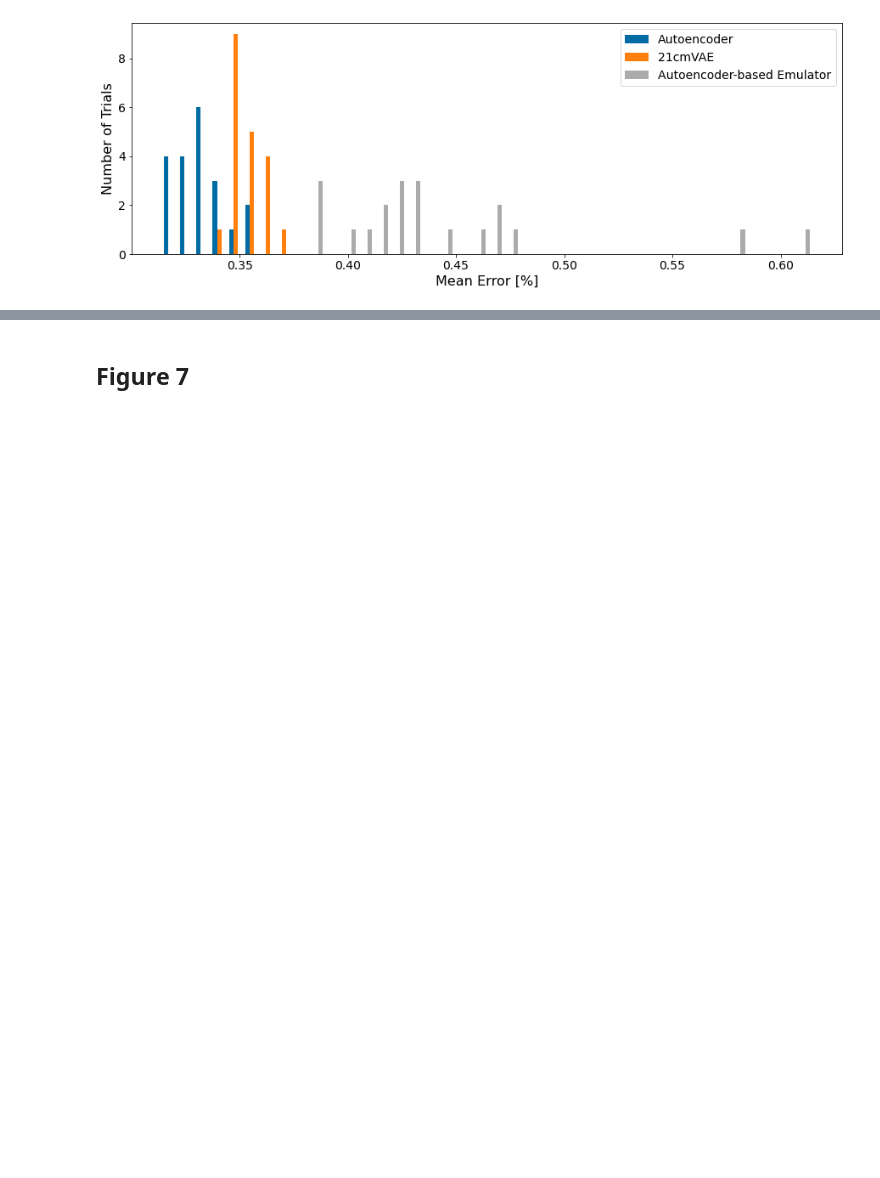
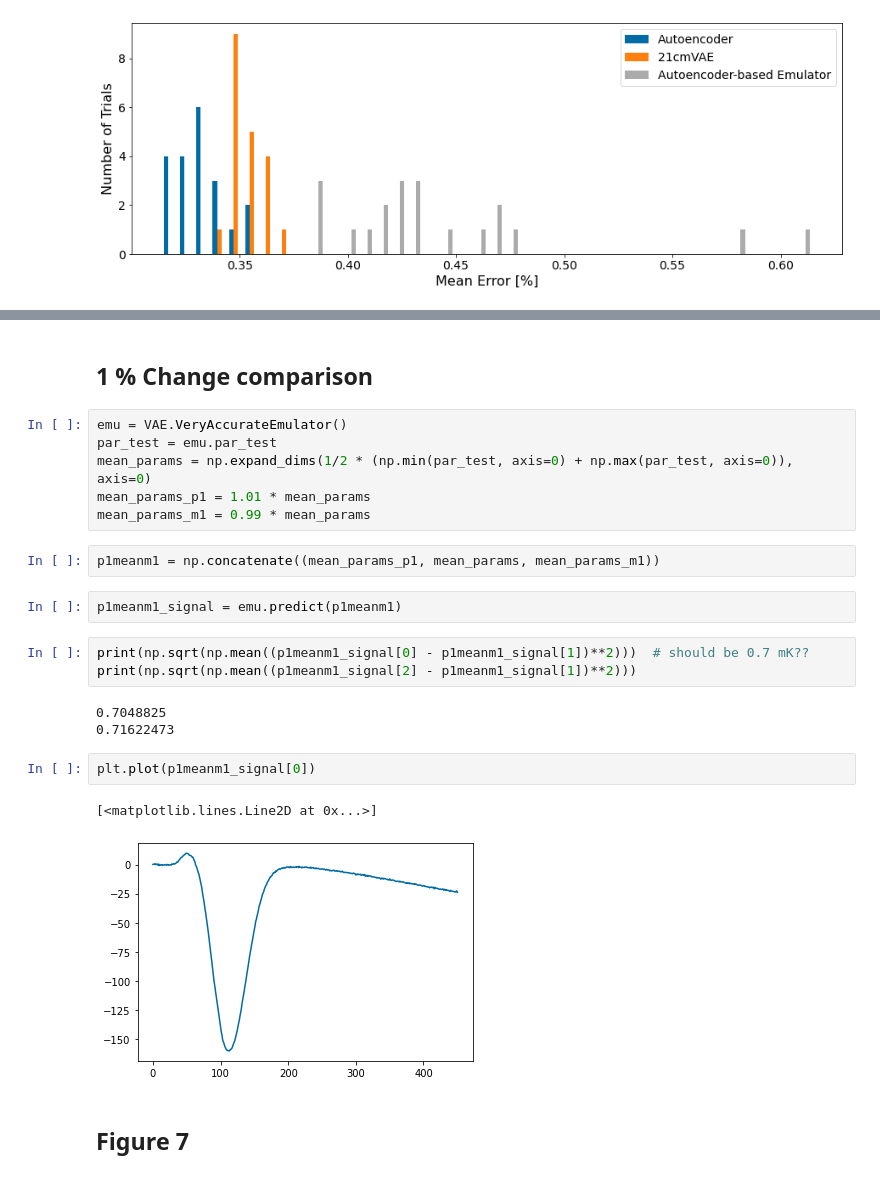
Before and after one commit to christianhbye/21cmVAE, a Jupyter notebook: RESULTS/Figures_Tables.ipynb, the cells around one changed output, grey strips where cells are left out. Drawn from its saved outputs; the diff is of its cells as text; blank space fills up the shorter version.

```diff
--- a/RESULTS/Figures_Tables.ipynb
+++ b/RESULTS/Figures_Tables.ipynb
@@ -449,3 +451,26 @@ print(median_ae_em[idx2])
+# %% [markdown]
+## 1 % Change comparison
+# %%
+emu = VAE.VeryAccurateEmulator()
+par_test = emu.par_test
+mean_params = np.expand_dims(1/2 * (np.min(par_test, axis=0) + np.max(par_test, axis=0)), axis=0)
+mean_params_p1 = 1.01 * mean_params
+mean_params_m1 = 0.99 * mean_params
+# %%
+p1meanm1 = np.concatenate((mean_params_p1, mean_params, mean_params_m1))
+# %%
+p1meanm1_signal = emu.predict(p1meanm1)
+# %%
+print(np.sqrt(np.mean((p1meanm1_signal[0] - p1meanm1_signal[1])**2)))  # should be 0.7 mK??
+print(np.sqrt(np.mean((p1meanm1_signal[2] - p1meanm1_signal[1])**2)))
+# %% [output]
+0.7048825
+0.71622473
+# %%
+plt.plot(p1meanm1_signal[0])
+# %% [output]
+[<matplotlib.lines.Line2D at 0x...>]
+[figure, added]
 # %% [markdown]
 ## Figure 7
 # %%
```
Also changed, not shown: parts of 7 cells of this notebook, 9 other files.
